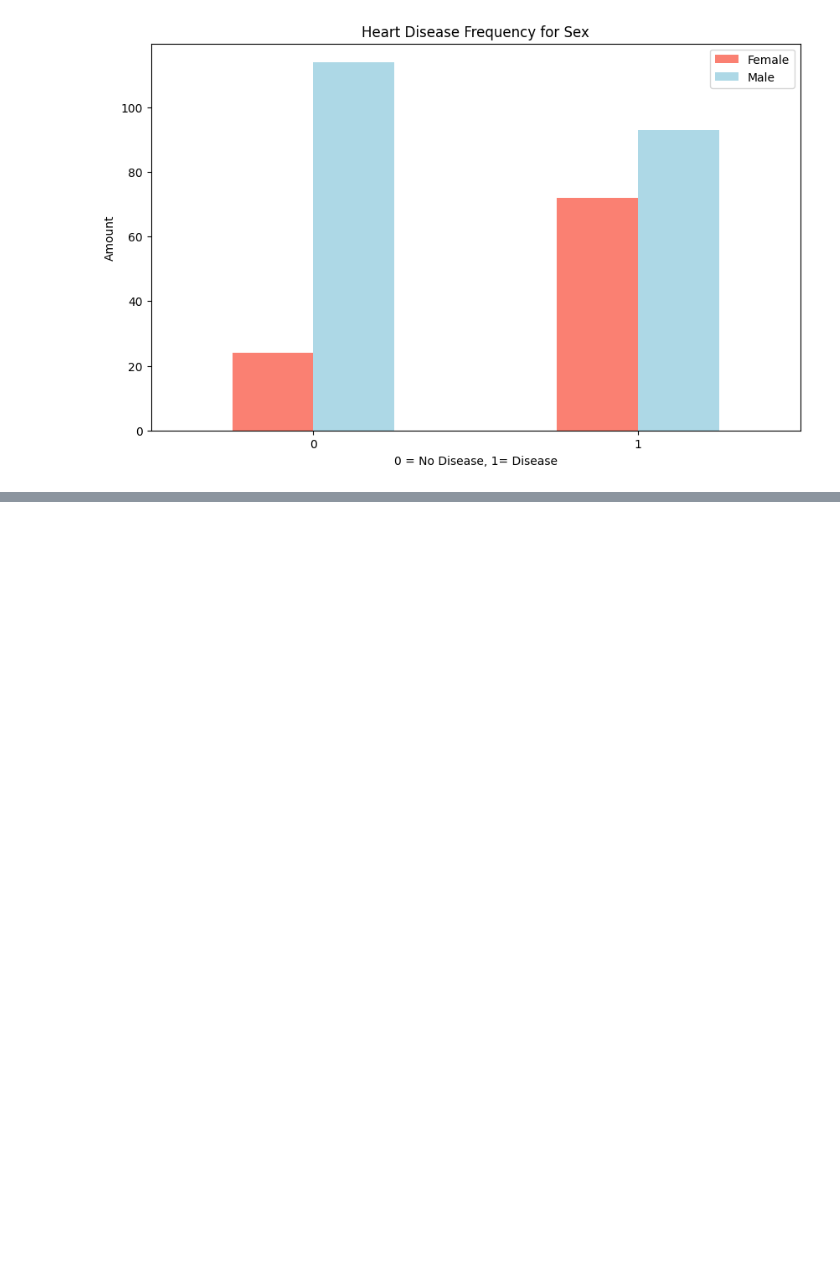
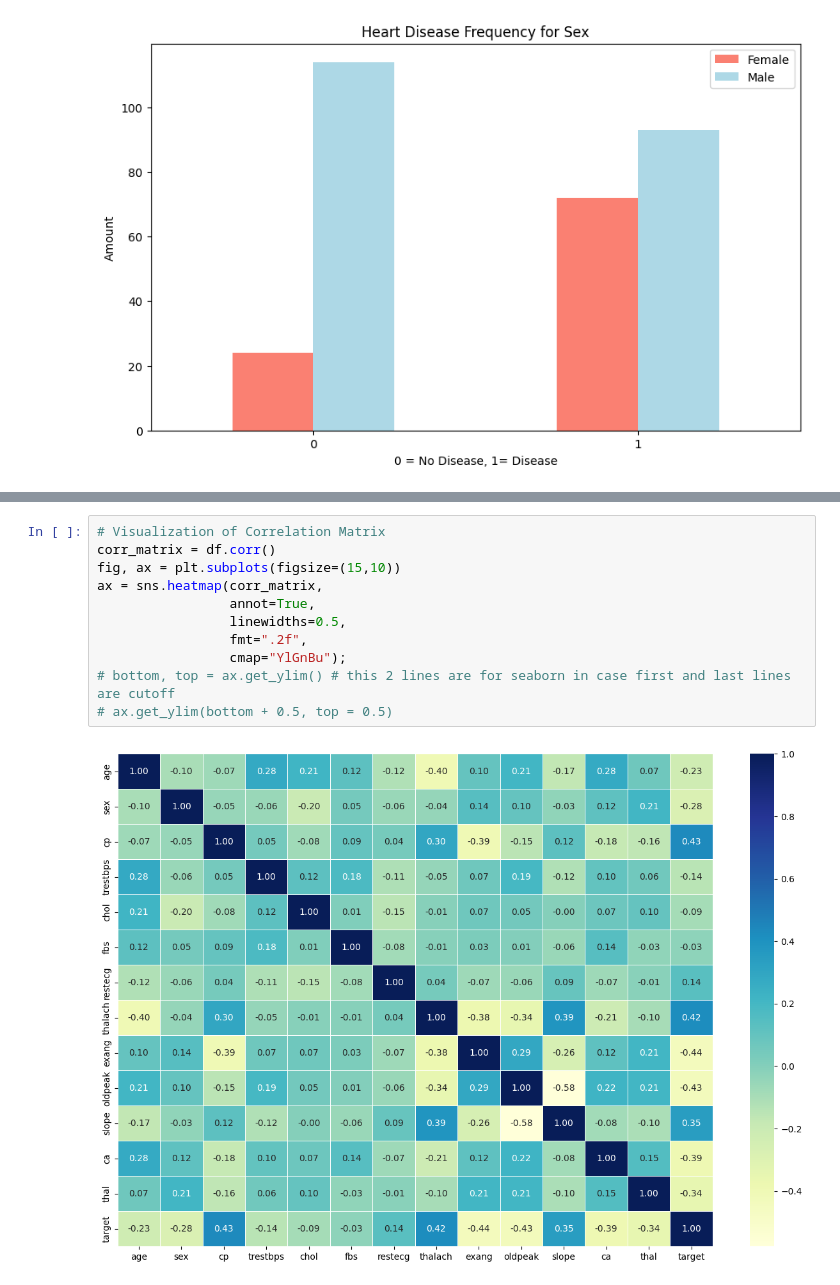
Before and after one commit to EmreSand/machine_learning_models, a Jupyter notebook: heart-disease-project/end_to_end_heart_disease_calssification.ipynb, the cells around one changed output, grey strips where cells are left out. Drawn from its saved outputs; the diff is of its cells as text; blank space fills up the shorter version.

```diff
--- a/heart-disease-project/end_to_end_heart_disease_calssification.ipynb
+++ b/heart-disease-project/end_to_end_heart_disease_calssification.ipynb
@@ -227,0 +311,13 @@ plt.xticks(rotation=0);
+# %%
+# Visualization of Correlation Matrix
+corr_matrix = df.corr()
+fig, ax = plt.subplots(figsize=(15,10))
+ax = sns.heatmap(corr_matrix,
+                 annot=True,
+                 linewidths=0.5,
+                 fmt=".2f",
+                 cmap="YlGnBu");
+# bottom, top = ax.get_ylim() # this 2 lines are for seaborn in case first and last lines are cutoff
+# ax.get_ylim(bottom + 0.5, top = 0.5)
+# %% [output]
+[figure, added]
```
Also changed, not shown: parts of 16 cells of this notebook.
